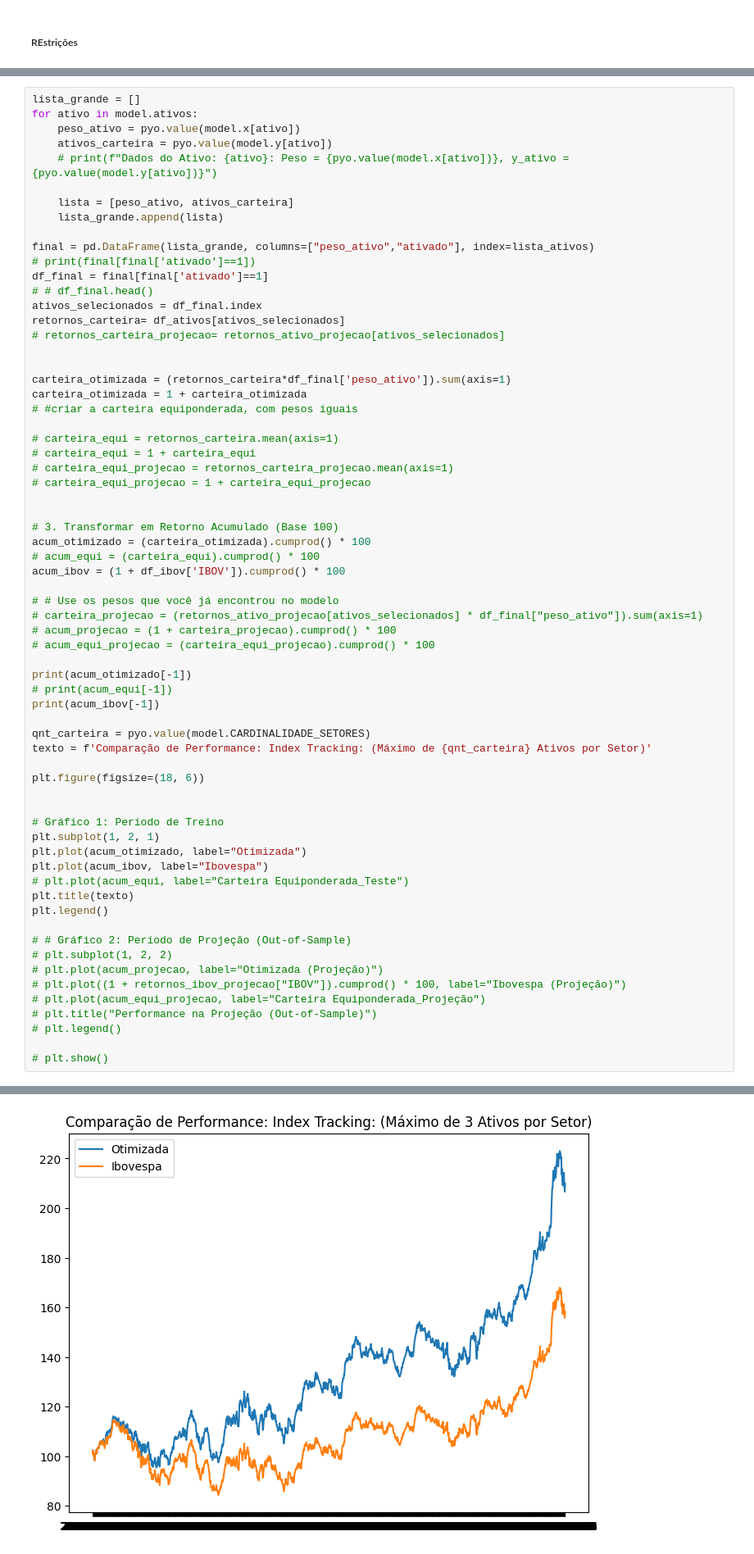
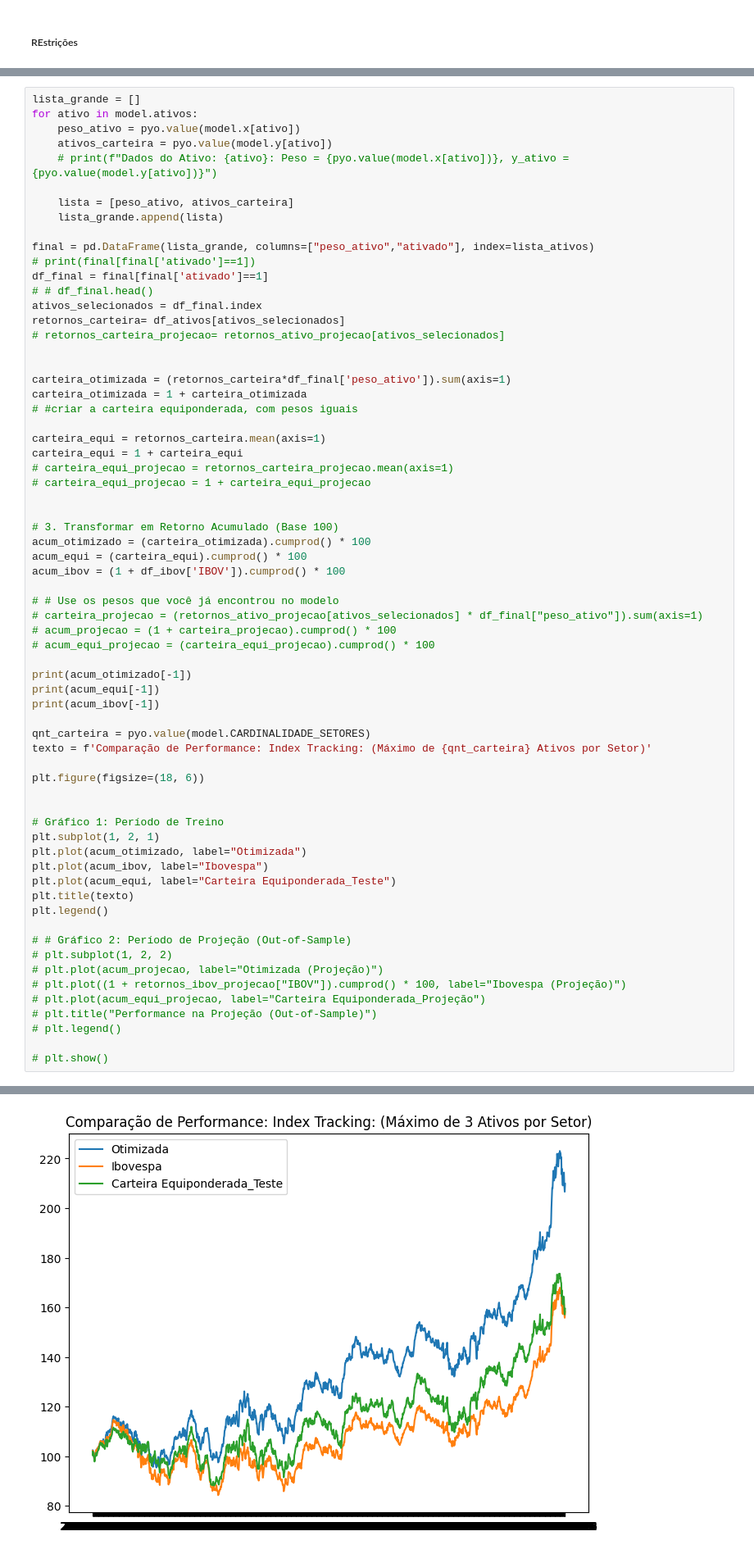
Before and after one commit to JoaoNogaroli/mestrado, a Jupyter notebook: projetos-CPLEX/modelo_index_tracking_setores_simples/app1.ipynb, the cells around one changed output, grey strips where cells are left out. Shown at 82% size. Drawn from its saved outputs; the diff is of its cells as text.

```diff
--- a/projetos-CPLEX/modelo_index_tracking_setores_simples/app1.ipynb
+++ b/projetos-CPLEX/modelo_index_tracking_setores_simples/app1.ipynb
@@ -205,15 +205,15 @@ carteira_otimizada = (retornos_carteira*df_final['peso_ativo']).sum(axis=1)
 carteira_otimizada = 1 + carteira_otimizada
 # #criar a carteira equiponderada, com pesos iguais
 
-# carteira_equi = retornos_carteira.mean(axis=1)
-# carteira_equi = 1 + carteira_equi
+carteira_equi = retornos_carteira.mean(axis=1)
+carteira_equi = 1 + carteira_equi
 # carteira_equi_projecao = retornos_carteira_projecao.mean(axis=1)
 # carteira_equi_projecao = 1 + carteira_equi_projecao
 
 
 # 3. Transformar em Retorno Acumulado (Base 100)
 acum_otimizado = (carteira_otimizada).cumprod() * 100
-# acum_equi = (carteira_equi).cumprod() * 100
+acum_equi = (carteira_equi).cumprod() * 100
 acum_ibov = (1 + df_ibov['IBOV']).cumprod() * 100
 
 # # Use os pesos que você já encontrou no modelo
@@ -222,7 +222,7 @@ acum_ibov = (1 + df_ibov['IBOV']).cumprod() * 100
 # acum_equi_projecao = (carteira_equi_projecao).cumprod() * 100
 
 print(acum_otimizado[-1])
-# print(acum_equi[-1])
+print(acum_equi[-1])
 print(acum_ibov[-1])
 
 qnt_carteira = pyo.value(model.CARDINALIDADE_SETORES)
@@ -235,7 +235,7 @@ plt.figure(figsize=(18, 6))
 plt.subplot(1, 2, 1)
 plt.plot(acum_otimizado, label="Otimizada")
 plt.plot(acum_ibov, label="Ibovespa")
-# plt.plot(acum_equi, label="Carteira Equiponderada_Teste")
+plt.plot(acum_equi, label="Carteira Equiponderada_Teste")
 plt.title(texto)
 plt.legend()
 
@@ -253,3 +254,3 @@ plt.legend()
 158.2576423666269
 <matplotlib.legend.Legend at 0x...>
-[figure, old version]
+[figure, new version]
```
Also changed, not shown: parts of 5 cells of this notebook.
